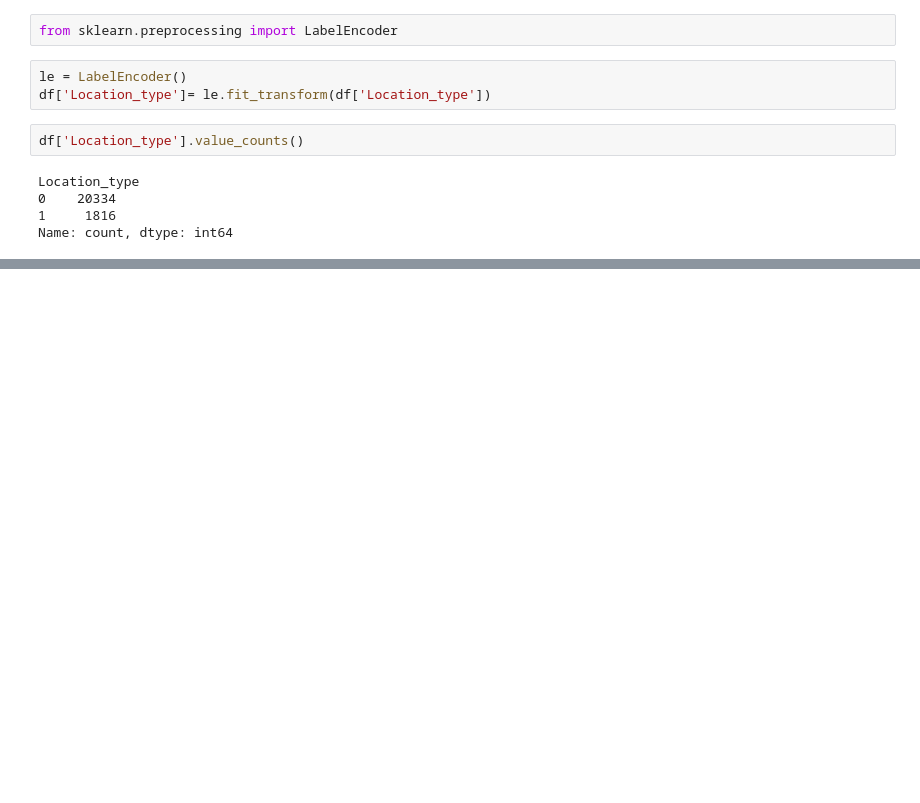
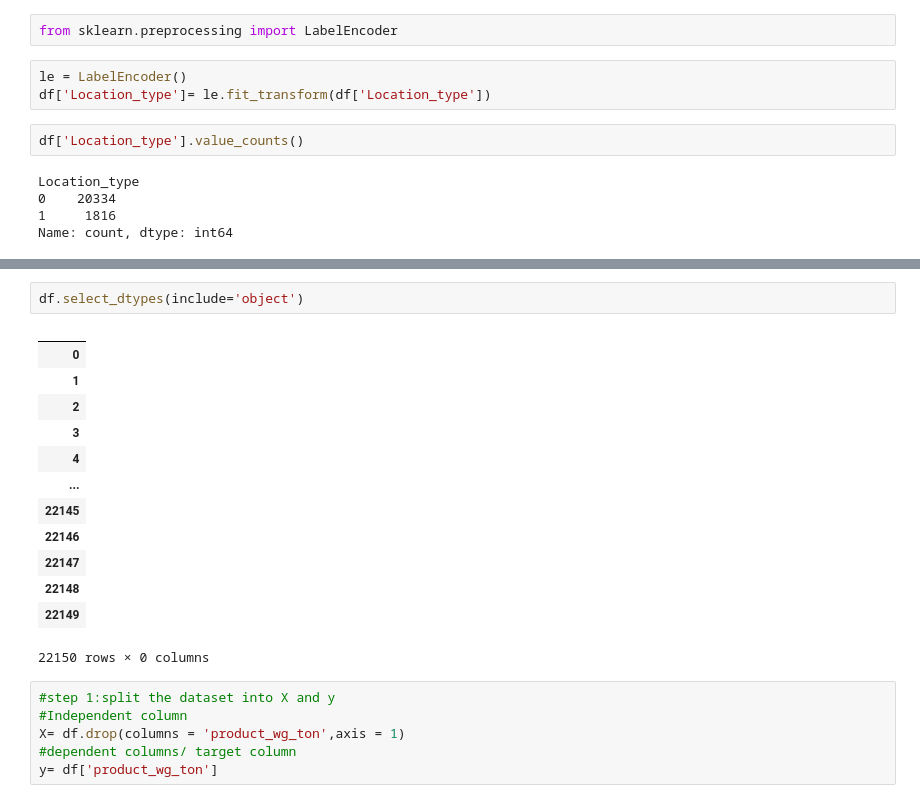
Before and after one commit to harshthorve284/SUPPLYCHAIN, a Jupyter notebook: model.ipynb, the cells around one changed output, grey strips where cells are left out. Saved outputs shown, nothing was run; the diff lists cells and outputs as text; blank space fills up the shorter version.

```diff
--- a/model.ipynb
+++ b/model.ipynb
@@ -255,0 +362,22 @@ df['WH_capacity_size'] = le,fit_transform(df['w
+# %%
+df.select_dtypes(include='object')
+# %% [output]
+|  |
+| 0 |
+| 1 |
+| 2 |
+| 3 |
+| 4 |
+| ... |
+| 22145 |
+| 22146 |
+| 22147 |
+| 22148 |
+| 22149 |
+22150 rows × 0 columns
+# %%
+#step 1:split the dataset into X and y
+#Independent column
+X= df.drop(columns = 'product_wg_ton',axis = 1)
+#dependent columns/ target column
+y= df['product_wg_ton']
```
Also changed, not shown: parts of 19 cells of this notebook.
